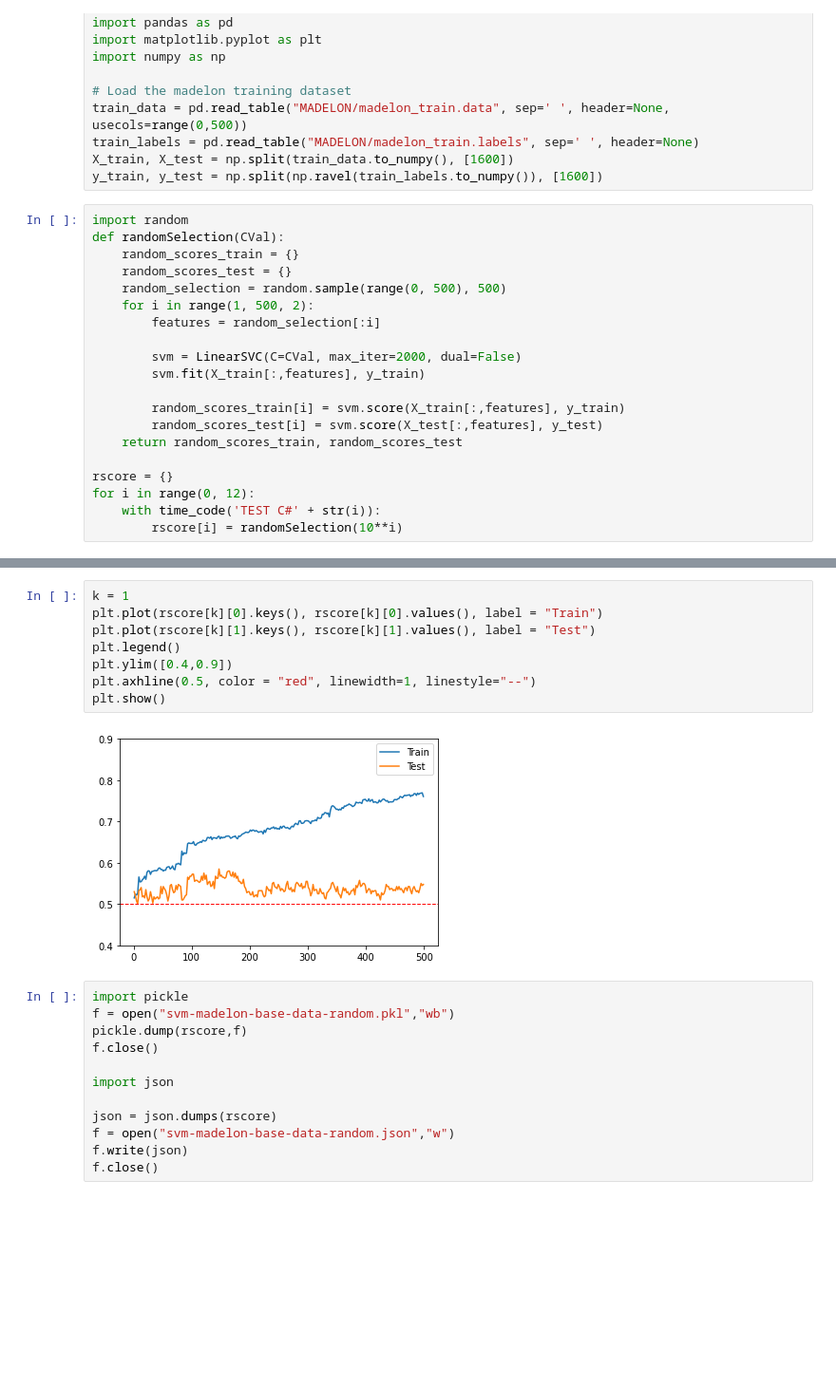
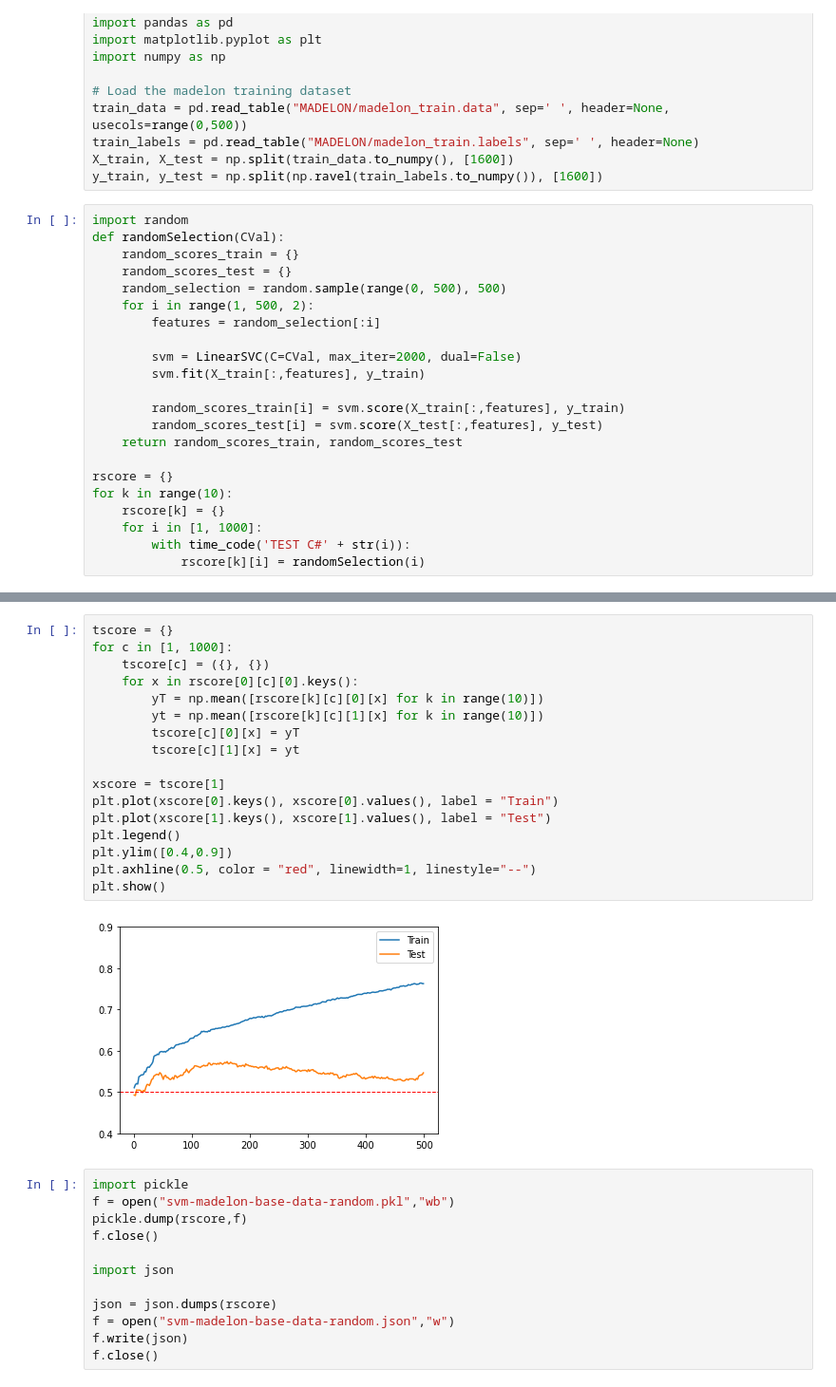
Before and after one commit to elmeunick9/TFG, a Jupyter notebook: Lab/DynamicStep/svm-madelon-base.ipynb, the cells around one changed output, grey strips where cells are left out. Shown: that part at 95% size. Drawn from its saved outputs; the diff is of its cells as text; blank space fills up the shorter version.

```diff
--- a/Lab/DynamicStep/svm-madelon-base.ipynb
+++ b/Lab/DynamicStep/svm-madelon-base.ipynb
@@ -29,7 +29,9 @@ def randomSelection(CVal):
     return random_scores_train, random_scores_test
 
 rscore = {}
-for i in range(0, 12):
-    with time_code('TEST C#' + str(i)):
-        rscore[i] = randomSelection(10**i)
+for k in range(10):
+    rscore[k] = {}
+    for i in [1, 1000]:
+        with time_code('TEST C#' + str(i)):
+            rscore[k][i] = randomSelection(i)
 # %% [output]
@@ -48,13 +58,22 @@ TEST C#11 - 00:02:19.059292000
 # %%
-k = 1
-plt.plot(rscore[k][0].keys(), rscore[k][0].values(), label = "Train")
-plt.plot(rscore[k][1].keys(), rscore[k][1].values(), label = "Test")
+tscore = {}
+for c in [1, 1000]:
+    tscore[c] = ({}, {})
+    for x in rscore[0][c][0].keys():
+        yT = np.mean([rscore[k][c][0][x] for k in range(10)])
+        yt = np.mean([rscore[k][c][1][x] for k in range(10)])
+        tscore[c][0][x] = yT
+        tscore[c][1][x] = yt
+
+xscore = tscore[1]
+plt.plot(xscore[0].keys(), xscore[0].values(), label = "Train")
+plt.plot(xscore[1].keys(), xscore[1].values(), label = "Test")
 plt.legend()
 plt.ylim([0.4,0.9])
 plt.axhline(0.5, color = "red", linewidth=1, linestyle="--")
 plt.show()
 # %% [output]
-[figure, old version]
+[figure, new version]
 # %%
 import pickle
 f = open("svm-madelon-base-data-random.pkl","wb")
```
Also changed, not shown: parts of 1 cell of this notebook, 17 other files.
